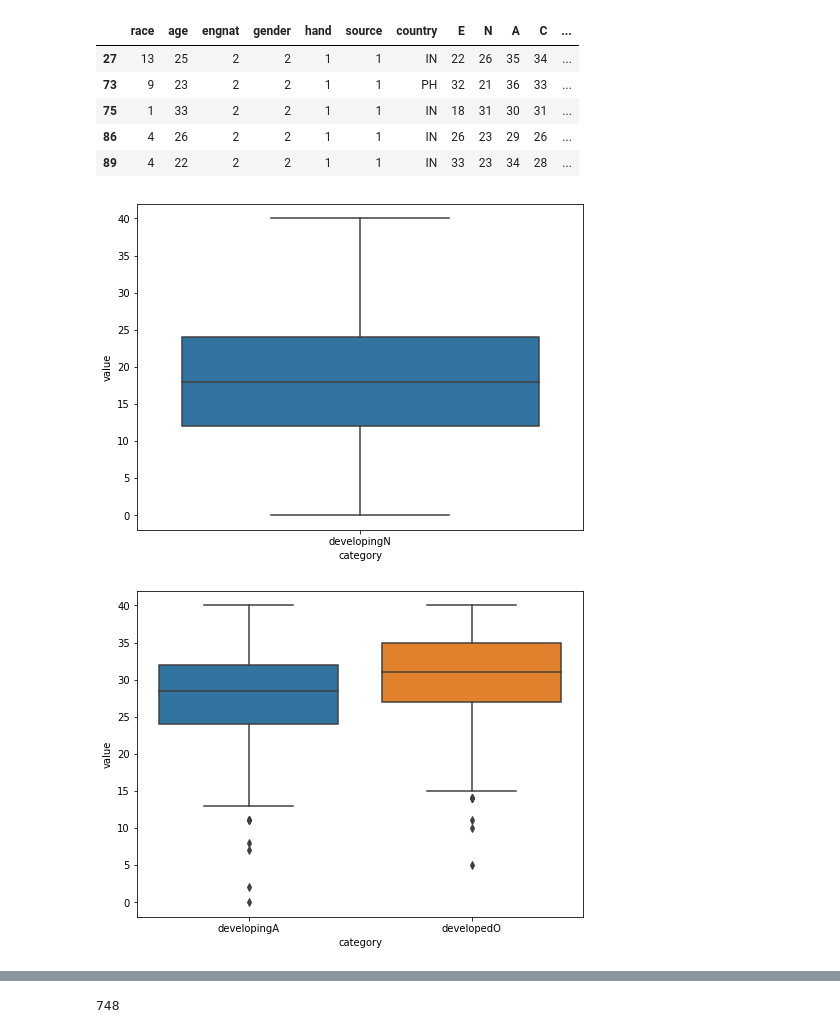
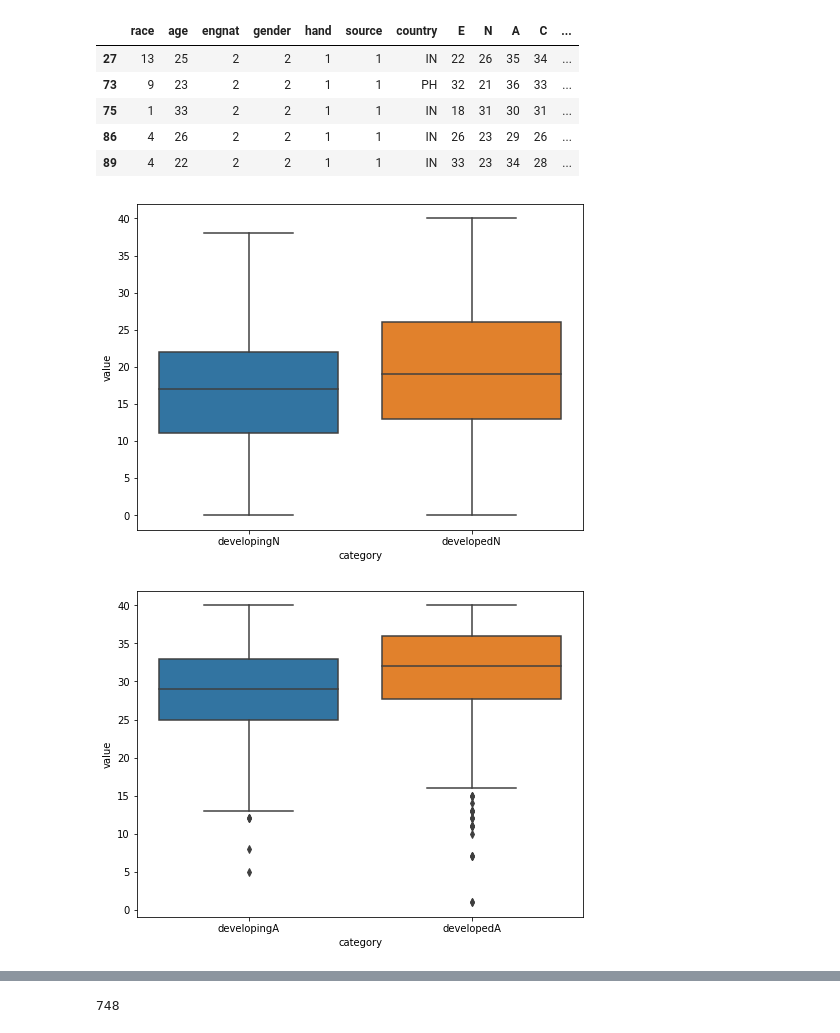
Before and after one commit to bhoomeendra/BRSM, a Jupyter notebook: Project.ipynb, the cells around one changed output, grey strips where cells are left out. Cells and saved outputs as stored; diff of their text form; code cells hidden in the pictures.

```diff
--- a/Project.ipynb
+++ b/Project.ipynb
@@ -360,11 +360,11 @@ for row in developed.iterrows():
     A = row[1][9]
     C = row[1][10]
     O = row[1][11]
-    data_for_plot.append(["developingE",E])
-    data_for_plot.append(["developingN",N])
-    data_for_plot.append(["developingA",A])
-    data_for_plot.append(["developingC",C])
-    data_for_plot.append(["developingO",O])
+    data_for_plot.append(["developedE",E])
+    data_for_plot.append(["developedN",N])
+    data_for_plot.append(["developedA",A])
+    data_for_plot.append(["developedC",C])
+    data_for_plot.append(["developedO",O])
 array =  np.array(data_for_plot)
 data_p = pd.DataFrame({'category':array[:,0] , 'value':array[:,1]})
 data_p['value'] = data_p['value'].astype('int')
@@ -378,14 +378,14 @@ data_vis = data_p[(data_p['category'] == 'developingN') | (data_p['category'] ==
 sns.boxplot(x="category", y="value", data=data_vis)
 plt.savefig('neuro_boxplot_females.jpeg')
 # %% [output]
-[figure, old version]
+[figure, new version]
 # %%
 plt.figure(figsize=(8,6))
-data_vis = data_p[(data_p['category'] == 'developingA') | (data_p['category'] == 'developedO')]
+data_vis = data_p[(data_p['category'] == 'developingA') | (data_p['category'] == 'developedA')]
 sns.boxplot(x="category", y="value", data=data_vis)
 plt.savefig('agree_boxplot_females.jpeg')
 # %% [output]
-[figure, old version]
+[figure, new version]
 # %%
 plt.figure(figsize=(8,6))
 data_vis = data_p[(data_p['category'] == 'developingO') | (data_p['category'] == 'developedO')]
```
Also changed, not shown: parts of 25 cells of this notebook, 15 other files.
